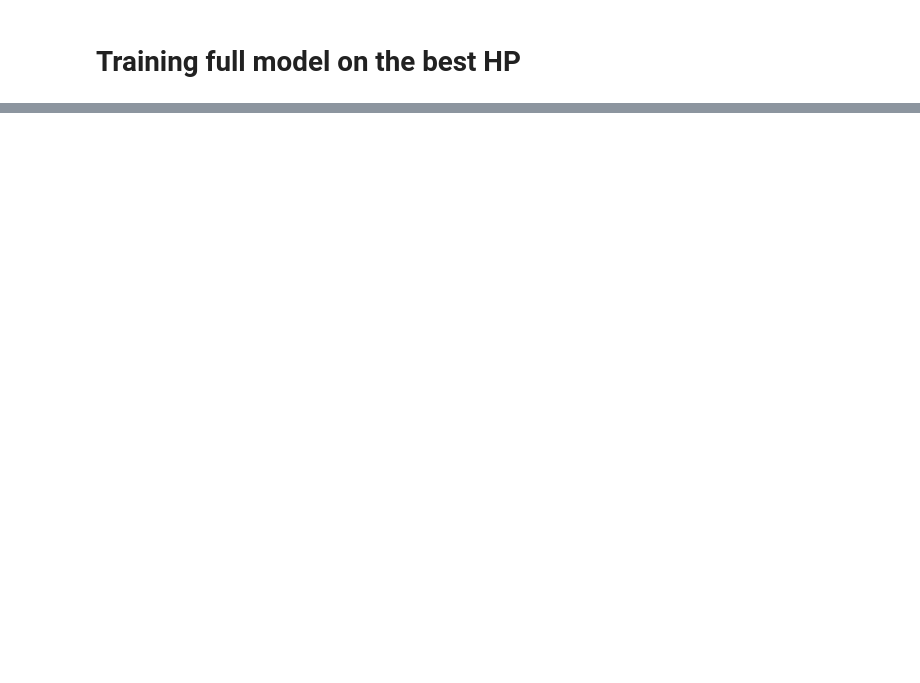
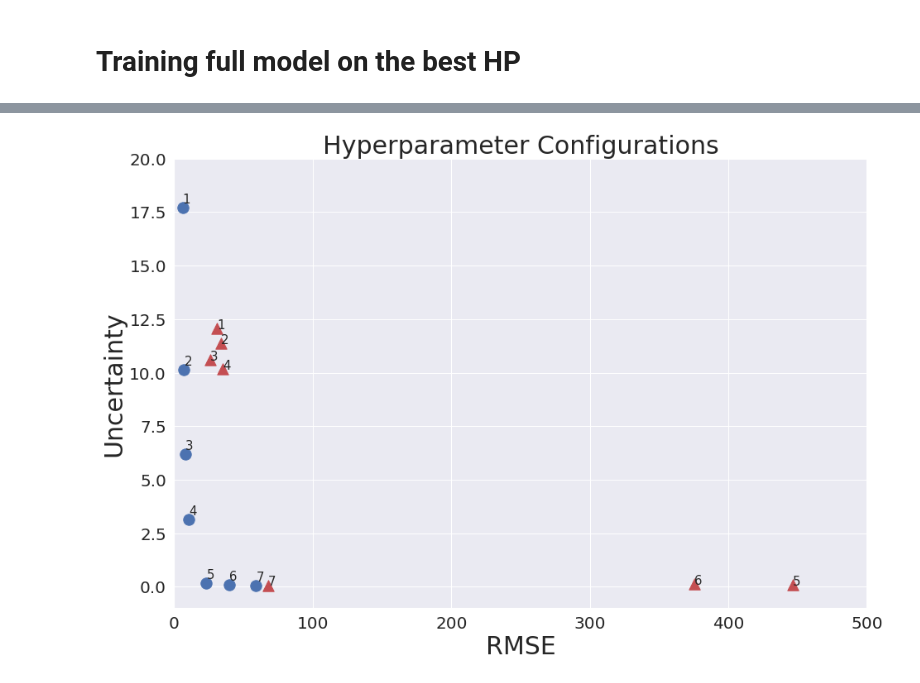
Before and after one commit to MariosKef/RULe, a Jupyter notebook: test_SO_dataset3.ipynb, the cells around one changed output, grey strips where cells are left out. Saved outputs shown, nothing was run; the diff lists cells and outputs as text; code cells hidden in the pictures; blank space fills up the shorter version.

```diff
--- a/test_SO_dataset3.ipynb
+++ b/test_SO_dataset3.ipynb
@@ -521,0 +592,2 @@ results
+# %%
+Results['rank'] = pareto_configs.index
@@ -521,0 +605,26 @@ results
+# %%
+x = Results['rmse_test'].values
+y = Results['uncertainty_test'].values
+x_prime = pareto_configs['rmse_test'].values
+y_prime = pareto_configs['uncertainty_test'].values
+plt.figure(figsize=(15,10))
+# plt.scatter(x[0], y[0], s=400, facecolors='red')
+plt.scatter(x, y, marker='^',s=180, c='r')
+plt.scatter(x_prime, y_prime,s=180)
+plt.xlabel('RMSE', fontsize=30)
+plt.ylabel('Uncertainty', fontsize=30)
+plt.title('Hyperparameter Configurations', fontsize=30)
+plt.xticks(fontsize=20)
+plt.yticks(fontsize=20)
+plt.xlim(0,500)
+plt.ylim(-1,20)
+
+for i, txt in enumerate(Results['rank']):
+    plt.annotate(txt+1, (x[i], y[i]), fontsize=15)
+
+for i, txt in enumerate(pareto_configs.index):
+    plt.annotate(txt+1, (x_prime[i], y_prime[i]+0.2), fontsize=15)
+
+plt.savefig('./paper_figures/cmapss_3_obj_space_harmonic_mean.pdf', format='pdf')
+# %% [output]
+[figure, added]
```
Also changed, not shown: parts of 33 cells of this notebook, 2 other files.
